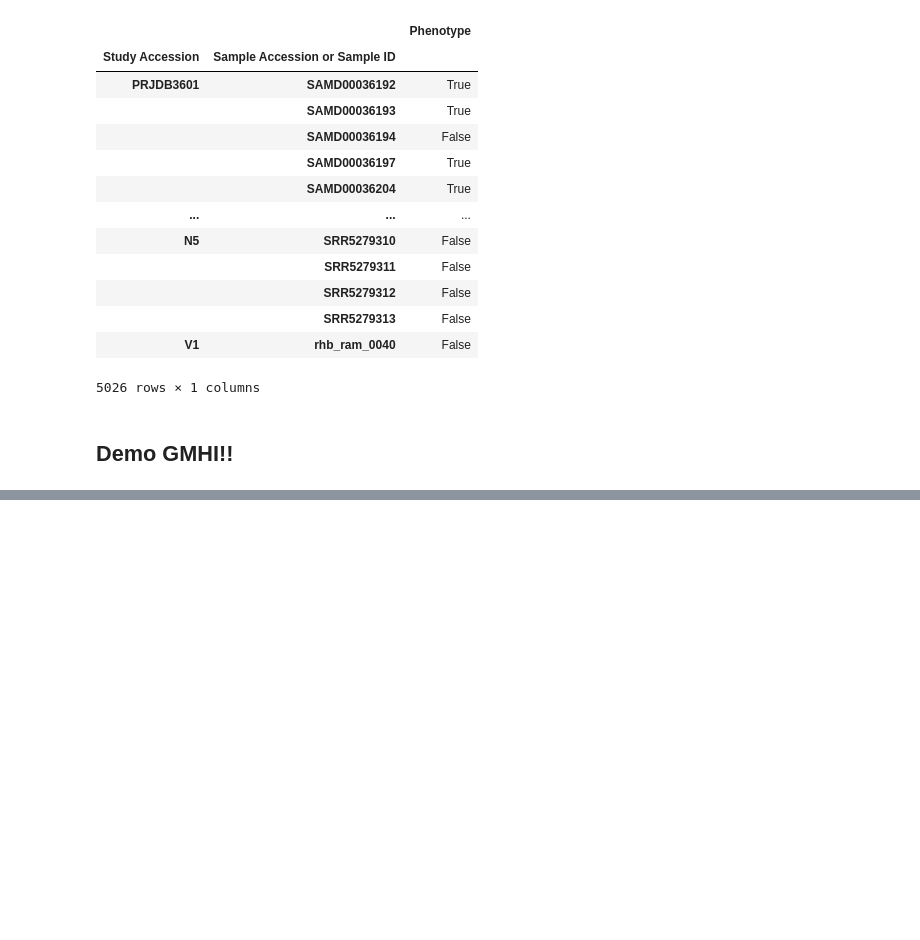
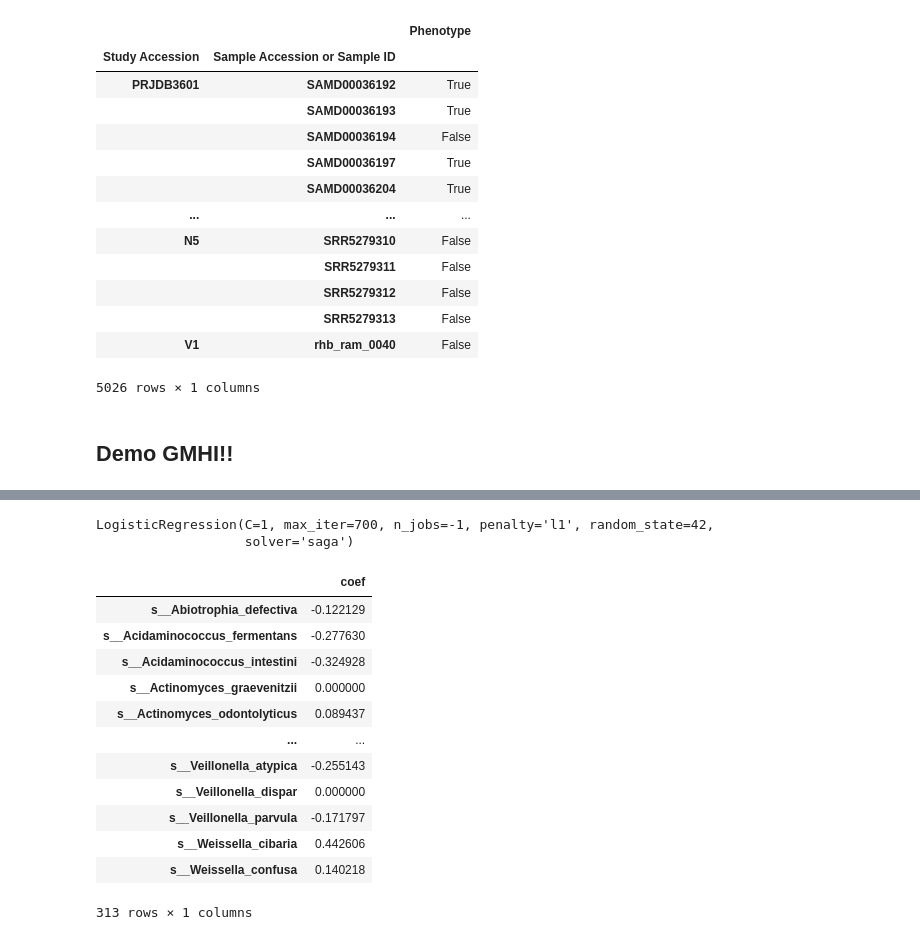
Before and after one commit to danielchang2002/GMHI2-Scratchpad, a Jupyter notebook: src/gmhi_demo.ipynb, the cells around one changed output, grey strips where cells are left out. Saved outputs shown, nothing was run; the diff lists cells and outputs as text; code cells hidden in the pictures; blank space fills up the shorter version.

```diff
--- a/src/gmhi_demo.ipynb
+++ b/src/gmhi_demo.ipynb
@@ -66,0 +126,27 @@ gmhi.get_thetas()
+# %%
+from sklearn.linear_model import LogisticRegression
+
+logreg = LogisticRegression(C=1, penalty='l1',
+fit_intercept=True, max_iter=700, random_state=42,
+                    solver='saga', n_jobs=-1, verbose=0)
+logreg.fit(X > 0.0001, y)
+# %% [output]
+LogisticRegression(C=1, max_iter=700, n_jobs=-1, penalty='l1', random_state=42,
+                   solver='saga')
+# %%
+coefs = pd.DataFrame(logreg.coef_[0], columns=['coef'], index=X.columns)
+coefs
+# %% [output]
+|  | coef |
+| s__Abiotrophia_defectiva | -0.122129 |
+| s__Acidaminococcus_fermentans | -0.277630 |
+| s__Acidaminococcus_intestini | -0.324928 |
+| s__Actinomyces_graevenitzii | 0.000000 |
+| s__Actinomyces_odontolyticus | 0.089437 |
+| ... | ... |
+| s__Veillonella_atypica | -0.255143 |
+| s__Veillonella_dispar | 0.000000 |
+| s__Veillonella_parvula | -0.171797 |
+| s__Weissella_cibaria | 0.442606 |
+| s__Weissella_confusa | 0.140218 |
+313 rows × 1 columns
```
Also changed, not shown: parts of 13 cells of this notebook, 7 other files.
